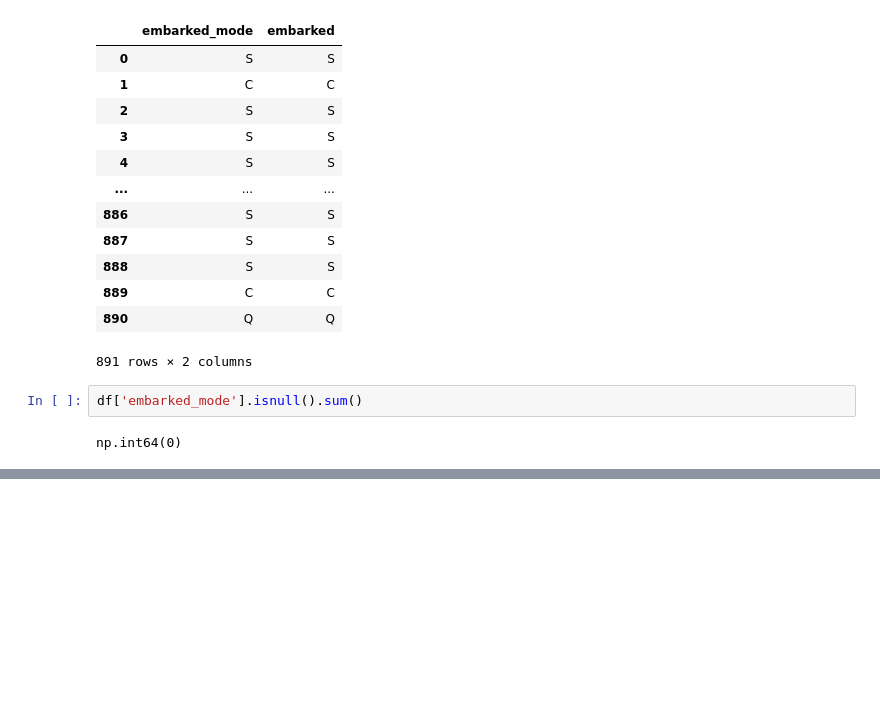
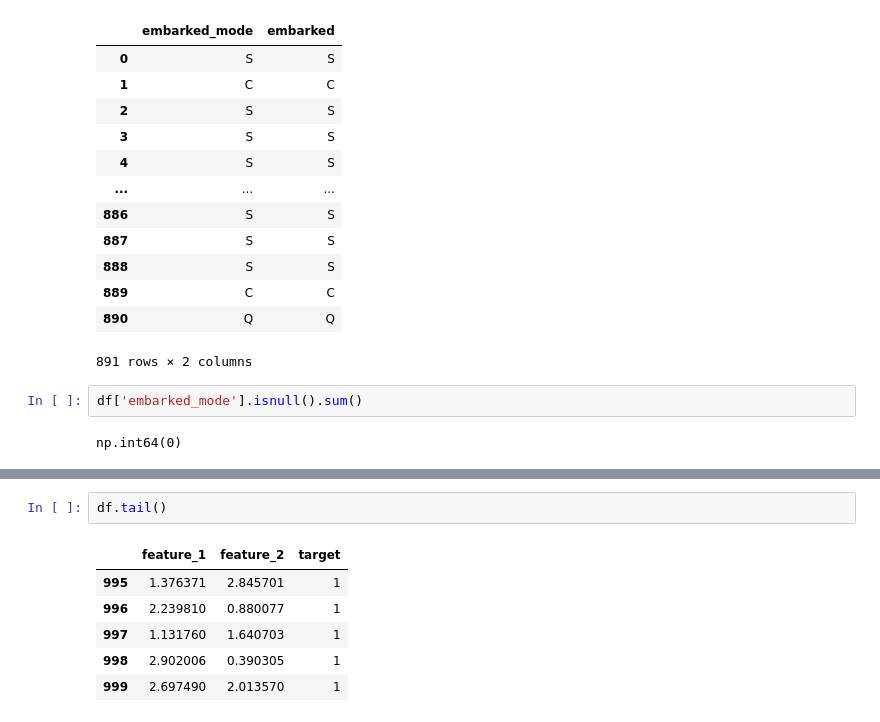
Before and after one commit to amankr2301/Feature_Engineering, a Jupyter notebook: feature-engineering.ipynb, the cells around one changed output, grey strips where cells are left out. Cells and saved outputs as stored; diff of their text form; blank space fills up the shorter version.

```diff
--- a/feature-engineering.ipynb
+++ b/feature-engineering.ipynb
@@ -148,0 +194,9 @@ np.int64(0)
+# %%
+df.tail()
+# %% [output]
+|  | feature_1 | feature_2 | target |
+| 995 | 1.376371 | 2.845701 | 1 |
+| 996 | 2.239810 | 0.880077 | 1 |
+| 997 | 1.131760 | 1.640703 | 1 |
+| 998 | 2.902006 | 0.390305 | 1 |
+| 999 | 2.697490 | 2.013570 | 1 |
```
Also changed, not shown: parts of 19 cells of this notebook.
